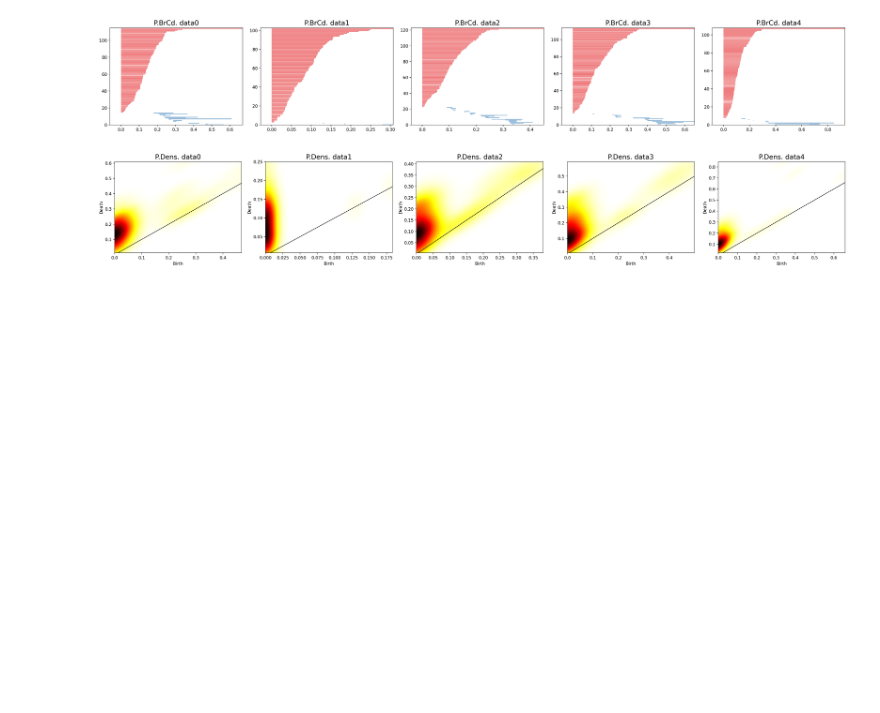
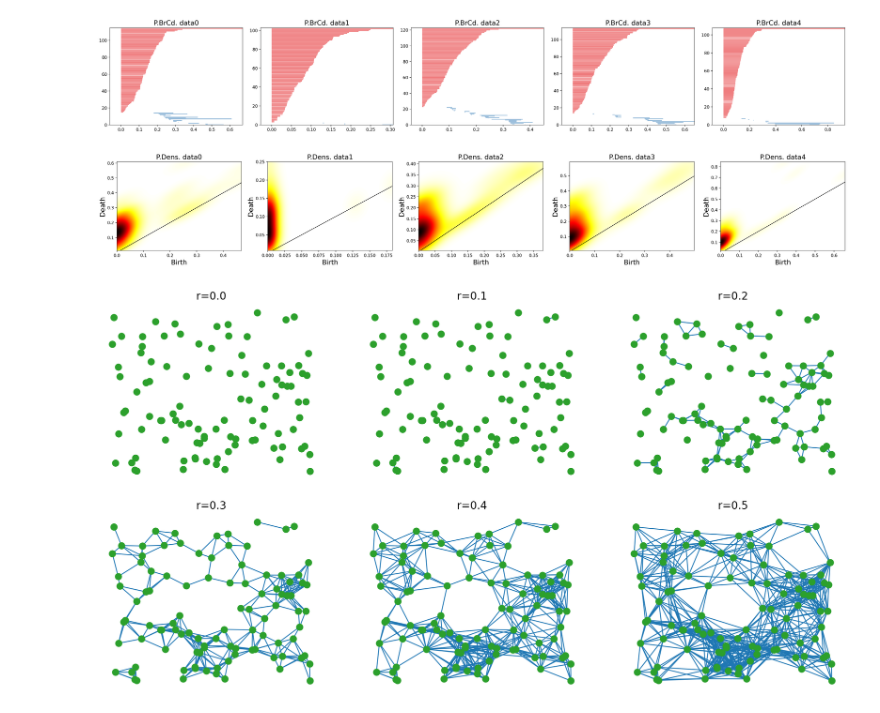
Before and after one commit to AGardinon/TopData-project, a Jupyter notebook: notebooks/2_TopologyMethods.ipynb, the cells around one changed output. Saved outputs shown, nothing was run; the diff lists cells and outputs as text; code cells hidden in the pictures; blank space fills up the shorter version.

```diff
--- a/notebooks/2_TopologyMethods.ipynb
+++ b/notebooks/2_TopologyMethods.ipynb
@@ -113,7 +98,0 @@ VR_complex.get_filtration()[100][0]
-# %%
-filtration_edges = list()
-for i in VR_complex.get_filtration():
-    if i[1] != 0.0 and i[1] <= 0.3:
-        filtration_edges.append(i[0])
-
-filtration_tuple = [tuple(i) for i in filtration_edges]
@@ -127,3 +98,0 @@ G = nx.Graph()
-# %%
-G.add_nodes_from(np.arange(100))
-G.nodes
@@ -135,4 +98,0 @@ G.nodes
-# %%
-for node_tuple in filtration_tuple:
-#     G.add_edges_from(itertools.product(node_tuple, node_tuple))
-    G.add_edges_from(itertools.combinations_with_replacement(node_tuple, 2))
@@ -143,0 +99,29 @@ nx.draw(G, pos=dataSet_list[0].values,
+# %%
+def get_filtration(data,VRcomplex,r):
+    filtration_ = list()
+    for i in VRcomplex.get_filtration():
+        if i[1] != 0.0 and i[1] <= r:
+            filtration_.append(i[0])
+    return [tuple(i) for i in filtration_]
+
+def plt_filtration(data,filtration,axes=None):
+    Npoints = len(data)
+    G = nx.Graph()
+    G.add_nodes_from(np.arange(Npoints))
+    for node_tuple in filtration:
+        G.add_edges_from(itertools.combinations_with_replacement(node_tuple, 2))
+
+    nx.draw(G, pos=data,
+            node_size=50, node_color='tab:green',
+            width=1.0, edge_color='tab:blue',
+            alpha=1, ax=axes)
+# %%
+SET = '0'
+filtration_cycle = [0.0, 0.1, 0.2, 0.3, 0.4, 0.5]
+fig, ax = myplt.get_axes(len(filtration_cycle), max_col=3, res=200)
+for i,fil in enumerate(filtration_cycle):
+    filtration = get_filtration(dataSet['data_'+SET],VRcomplexes['VR_'+SET],r=fil)
+    plt_filtration(dataSet['data_'+SET], filtration, axes=ax[i])
+    ax[i].set_title(r'r='+str(fil))
+# %% [output]
+[figure, added]
```
Also changed, not shown: parts of 15 cells of this notebook.
